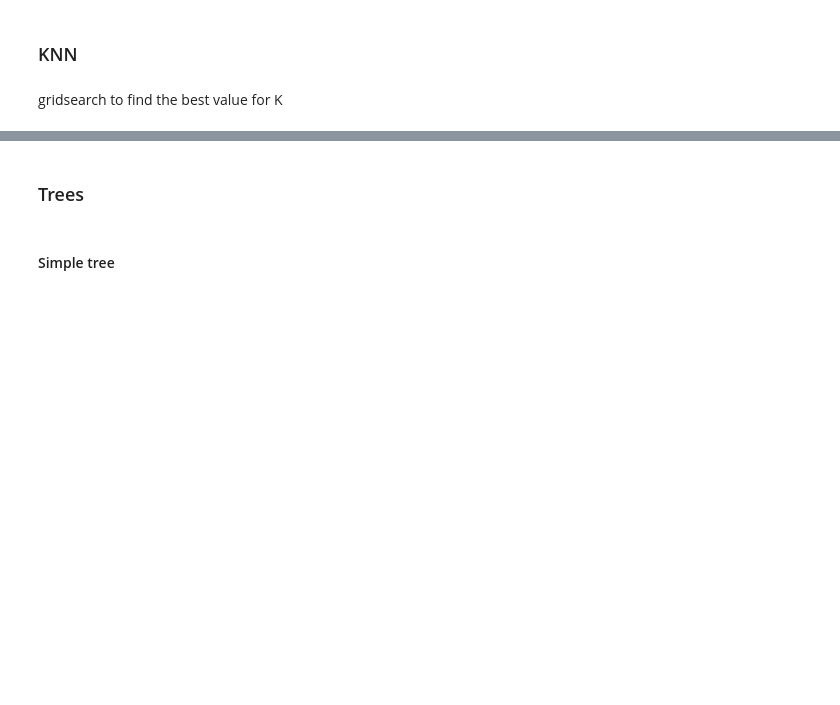
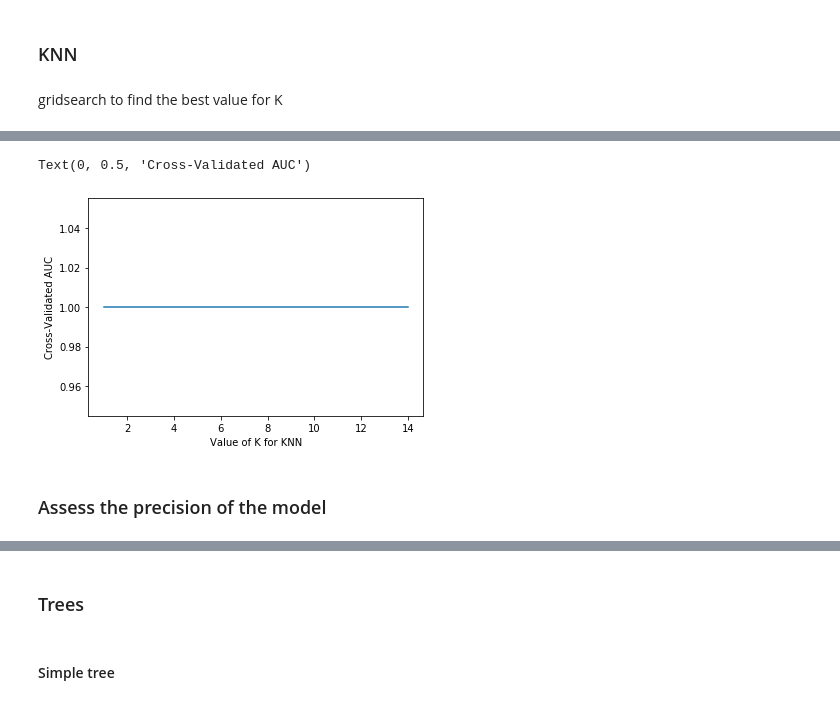
Before and after one commit to vpl19/ML_HDA_project, a Jupyter notebook: Notebook.ipynb, the cells around one changed output, grey strips where cells are left out. Cells and saved outputs as stored; diff of their text form; code cells hidden in the pictures; blank space fills up the shorter version.

```diff
--- a/Notebook.ipynb
+++ b/Notebook.ipynb
@@ -217,12 +189,13 @@ import matplotlib.pyplot as plt
 # %%
 # search for an optimal value of K for KNN
 
-# list of integers 1 to 30
+# list of integers 1 to 15
 # integers we want to try
-k_range = range(1, 31)
+k_range = range(1, 15)
 
 # list of scores from k_range
 k_scores = []
+k_scores_auc = []
 
 # 1. we will loop through reasonable values of k
 for k in k_range:
@@ -230,9 +203,12 @@ for k in k_range:
     knn = KNeighborsClassifier(n_neighbors=k)
     # 3. obtain cross_val_score for KNeighborsClassifier with k neighbours
     scores = cross_val_score(knn, X_train, y_train, cv=10, scoring='accuracy')
+
+    scores_auc = cross_val_score(knn, X_train, y_train, cv=10, scoring='roc_auc')
     # 4. append mean of scores for k neighbors to k_scores list
     k_scores.append(scores.mean())
-print(k_scores)
+    k_scores_auc.append(scores_auc.mean())
+#print(k_scores)
 # %%
 plt.plot(k_range, k_scores)
 plt.xlabel('Value of K for KNN')
@@ -239,0 +219,12 @@ plt.ylabel('Cross-Validated Accuracy')
+# %%
+# It is always one becuse the class are perfectly separable
+
+
+plt.plot(k_range, k_scores_auc)
+plt.xlabel('Value of K for KNN')
+plt.ylabel('Cross-Validated AUC')
+# %% [output]
+Text(0, 0.5, 'Cross-Validated AUC')
+[figure, added]
+# %% [markdown]
+### Assess the precision of the model
```
Also changed, not shown: parts of 13 cells of this notebook.
